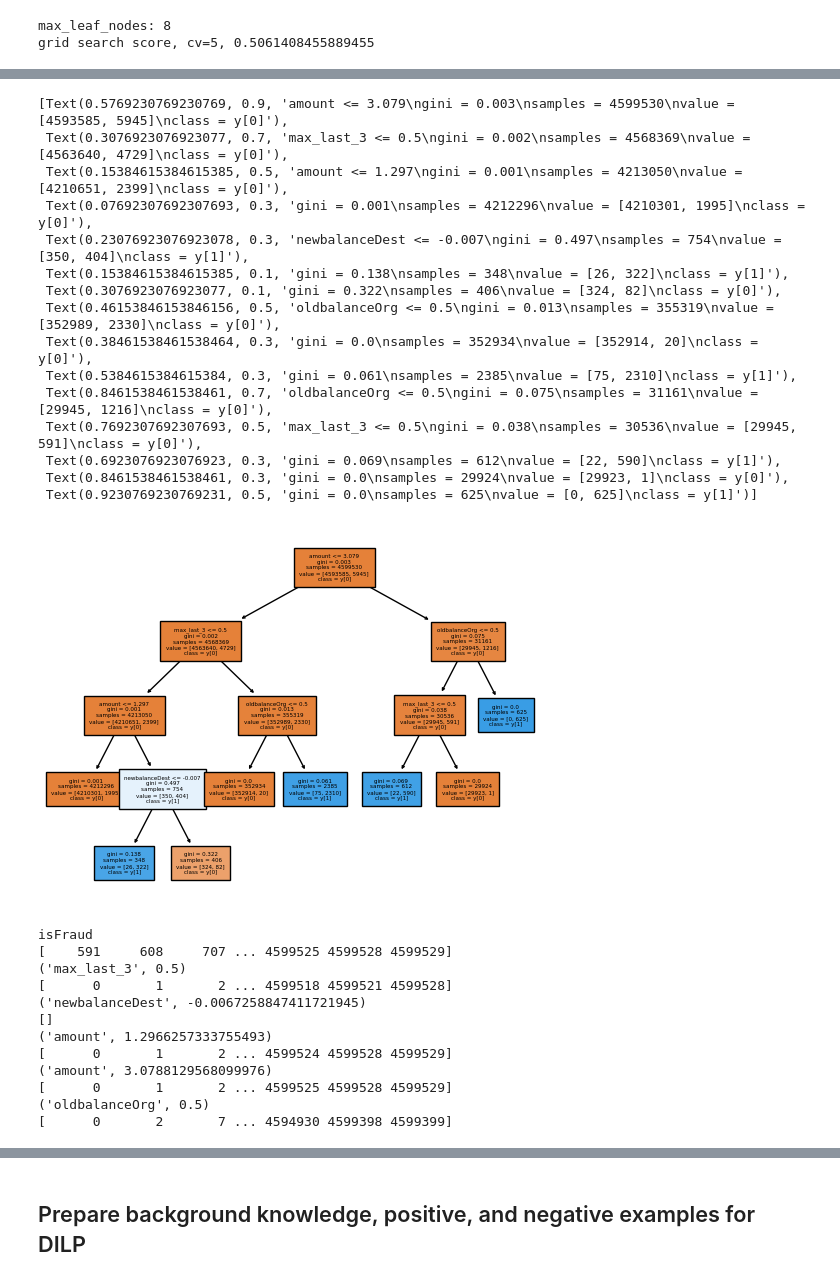
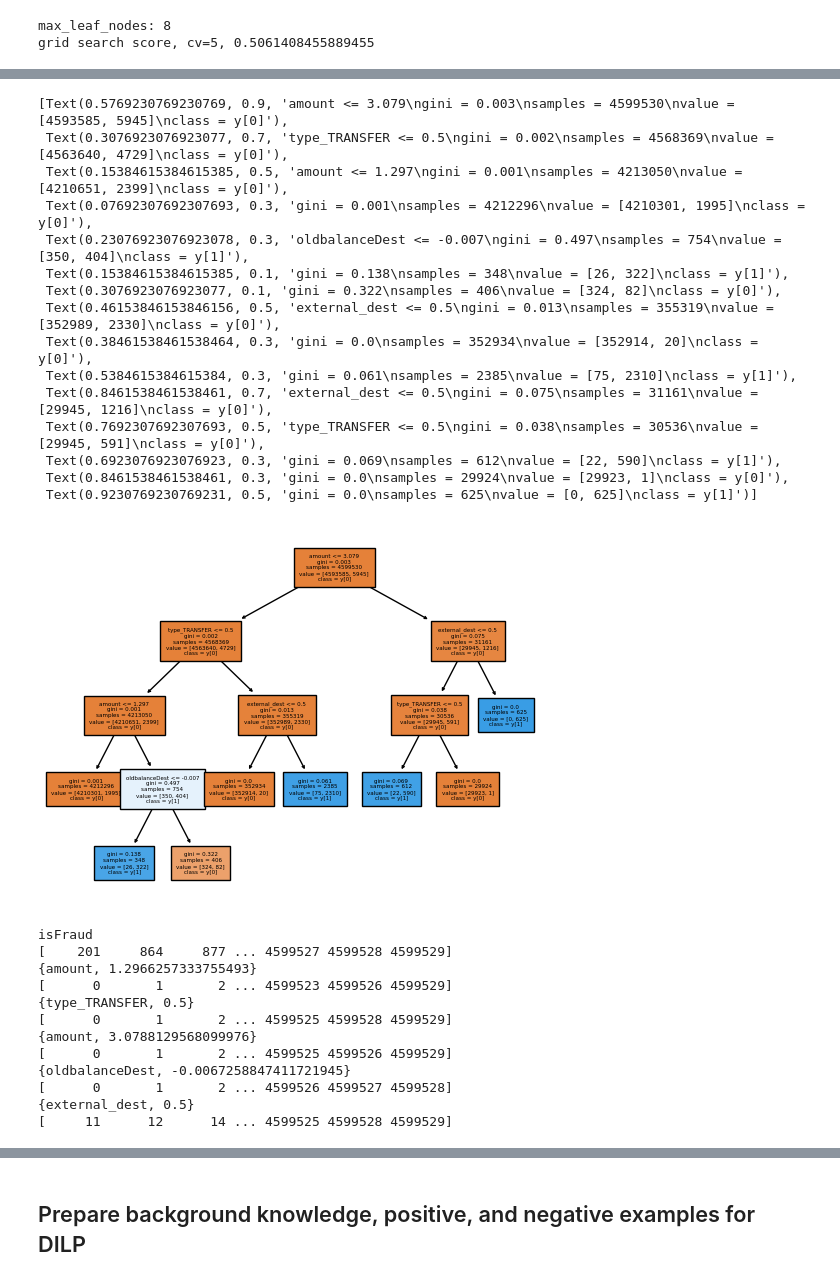
Before and after one commit to wolfbrr/ThesisDS, a Jupyter notebook: CART.ipynb, the cells around one changed output, grey strips where cells are left out. Cells and saved outputs as stored; diff of their text form; code cells hidden in the pictures.

```diff
--- a/CART.ipynb
+++ b/CART.ipynb
@@ -110,18 +110,19 @@ compute average, and maximum amount of transfer for the last 3, and 7 days for t
 def aggregates(df):
     """ runs aggregations on pandas dataframe with help of duckdb"""
     data = df.copy()
-
+    data = data.sort_values(by='step')
+    data=data.reset_index(drop=True).reset_index()
     data = con.sql("""
         SELECT
             *,
 
--- calculate aggregetions (Average and Max) for last 7 including current row for each name Destination
-            AVG(amount) OVER (PARTITION BY nameDest ORDER BY step ROWS BETWEEN 6 PRECEDING AND CURRENT ROW) AS mean_last_7,
-            MAX(amount) OVER (PARTITION BY nameDest ORDER BY step ROWS BETWEEN 6 PRECEDING AND CURRENT ROW) AS max_last_7,
+-- calculate aggregetions (Average and Max) for last 7 including the current row for each name Destination
+            AVG(amount) OVER (PARTITION BY nameDest ORDER BY index ROWS BETWEEN 6 PRECEDING AND CURRENT ROW) AS mean_last_7,
+            MAX(amount) OVER (PARTITION BY nameDest ORDER BY index ROWS BETWEEN 6 PRECEDING AND CURRENT ROW) AS max_last_7,
 
--- calculate aggregetions (Average and Max) for last 3 including current row for each name Destination
-            AVG(amount) OVER (PARTITION BY nameDest ORDER BY step ROWS BETWEEN 2 PRECEDING AND CURRENT ROW) AS mean_last_3,
-            MAX(amount) OVER (PARTITION BY nameDest ORDER BY step ROWS BETWEEN 2 PRECEDING AND CURRENT ROW) AS max_last_3,
+-- calculate aggregetions (Average and Max) for last 3 including the current row for each name Destination
+            AVG(amount) OVER (PARTITION BY nameDest ORDER BY index ROWS BETWEEN 2 PRECEDING AND CURRENT ROW) AS mean_last_3,
+            MAX(amount) OVER (PARTITION BY nameDest ORDER BY index ROWS BETWEEN 2 PRECEDING AND CURRENT ROW) AS max_last_3,
 
 -- deviation from the aggregated values
             amount-mean_last_7 as deviation_from_mean_7_days,
@@ -131,7 +132,7 @@ def aggregates(df):
 
         FROM
             data
-            ORDER BY step
+            ORDER BY index
             """).df()
 
     return data
@@ -264,30 +239,33 @@ MCC Score: 0.803454
 # %%
-plot_tree(dtc_model, feature_names=X_test.columns, filled=True, fontsize=4, class_names=True)
+plot_tree(dtc_model, feature_names=dtc_model.feature_names_in_, filled=True, fontsize=4, class_names=True)
 # %% [output]
 [Text(0.5769230769230769, 0.9, 'amount <= 3.079\ngini = 0.003\nsamples = 4599530\nvalue = [4593585, 5945]\nclass = y[0]'),
- Text(0.3076923076923077, 0.7, 'max_last_3 <= 0.5\ngini = 0.002\nsamples = 4568369\nvalue = [4563640, 4729]\nclass = y[0]'),
+ Text(0.3076923076923077, 0.7, 'type_TRANSFER <= 0.5\ngini = 0.002\nsamples = 4568369\nvalue = [4563640, 4729]\nclass = y[0]'),
  Text(0.15384615384615385, 0.5, 'amount <= 1.297\ngini = 0.001\nsamples = 4213050\nvalue = [4210651, 2399]\nclass = y[0]'),
  Text(0.07692307692307693, 0.3, 'gini = 0.001\nsamples = 4212296\nvalue = [4210301, 1995]\nclass = y[0]'),
- Text(0.23076923076923078, 0.3, 'newbalanceDest <= -0.007\ngini = 0.497\nsamples = 754\nvalue = [350, 404]\nclass = y[1]'),
+ Text(0.23076923076923078, 0.3, 'oldbalanceDest <= -0.007\ngini = 0.497\nsamples = 754\nvalue = [350, 404]\nclass = y[1]'),
  Text(0.15384615384615385, 0.1, 'gini = 0.138\nsamples = 348\nvalue = [26, 322]\nclass = y[1]'),
  Text(0.3076923076923077, 0.1, 'gini = 0.322\nsamples = 406\nvalue = [324, 82]\nclass = y[0]'),
- Text(0.46153846153846156, 0.5, 'oldbalanceOrg <= 0.5\ngini = 0.013\nsamples = 355319\nvalue = [352989, 2330]\nclass = y[0]'),
+ Text(0.46153846153846156, 0.5, 'external_dest <= 0.5\ngini = 0.013\nsamples = 355319\nvalue = [352989, 2330]\nclass = y[0]'),
  Text(0.38461538461538464, 0.3, 'gini = 0.0\nsamples = 352934\nvalue = [352914, 20]\nclass = y[0]'),
  Text(0.5384615384615384, 0.3, 'gini = 0.061\nsamples = 2385\nvalue = [75, 2310]\nclass = y[1]'),
- Text(0.8461538461538461, 0.7, 'oldbalanceOrg <= 0.5\ngini = 0.075\nsamples = 31161\nvalue = [29945, 1216]\nclass = y[0]'),
- Text(0.7692307692307693, 0.5, 'max_last_3 <= 0.5\ngini = 0.038\nsamples = 30536\nvalue = [29945, 591]\nclass = y[0]'),
+ Text(0.8461538461538461, 0.7, 'external_dest <= 0.5\ngini = 0.075\nsamples = 31161\nvalue = [29945, 1216]\nclass = y[0]'),
+ Text(0.7692307692307693, 0.5, 'type_TRANSFER <= 0.5\ngini = 0.038\nsamples = 30536\nvalue = [29945, 591]\nclass = y[0]'),
  Text(0.6923076923076923, 0.3, 'gini = 0.069\nsamples = 612\nvalue = [22, 590]\nclass = y[1]'),
  Text(0.8461538461538461, 0.3, 'gini = 0.0\nsamples = 29924\nvalue = [29923, 1]\nclass = y[0]'),
  Text(0.9230769230769231, 0.5, 'gini = 0.0\nsamples = 625\nvalue = [0, 625]\nclass = y[1]')]
-[figure, old version]
+[figure, new version]
 # %%
 def create_cart_predicates(cart_model, input_df):
     """ Creates data frame with columns from decision tree features and thresholds feature<threshold"""
-    features_thresholds = list(set(list(zip(X_test.columns[dtc_model.tree_.feature[dtc_model.tree_.feature>=0]],
-                  dtc_model.tree_.threshold[dtc_model.tree_.feature>=0]))))
+    bool_filter         = cart_model.tree_.feature>=0
+    chosen_features_id  = cart_model.tree_.feature[bool_filter]
+    chosen_features     = cart_model.feature_names_in_[chosen_features_id]
+    thresholds          = cart_model.tree_.threshold[bool_filter]
+    features_thresholds = list(set(list(zip(chosen_features, thresholds))))
     df = pd.DataFrame()
     for ft in features_thresholds:
-        df[str(ft)] = input_df[ft[0]]<=ft[1]
+        df[str(ft).replace('(','{').replace(')','}').replace('\'','')] = input_df[ft[0]]<=ft[1]
 
     df['isFraud'] = input_df['isFraud']
     predicates = df.columns[:-1]
@@ -302,14 +280,14 @@ create_facts_and_examples(df_=train_predicates_cart, target='isFraud', \
 test_predicates_cart.to_parquet(path='examples/fraud-cart/df_test.parquet')
 # %% [output]
 isFraud
-[    591     608     707 ... 4599525 4599528 4599529]
-('max_last_3', 0.5)
-[      0       1       2 ... 4599518 4599521 4599528]
-('newbalanceDest', -0.0067258847411721945)
-[]
-('amount', 1.2966257333755493)
-[      0       1       2 ... 4599524 4599528 4599529]
-('amount', 3.0788129568099976)
+[    201     864     877 ... 4599527 4599528 4599529]
+{amount, 1.2966257333755493}
+[      0       1       2 ... 4599523 4599526 4599529]
+{type_TRANSFER, 0.5}
 [      0       1       2 ... 4599525 4599528 4599529]
-('oldbalanceOrg', 0.5)
-[      0       2       7 ... 4594930 4599398 4599399]
+{amount, 3.0788129568099976}
+[      0       1       2 ... 4599525 4599526 4599529]
+{oldbalanceDest, -0.0067258847411721945}
+[      0       1       2 ... 4599526 4599527 4599528]
+{external_dest, 0.5}
+[     11      12      14 ... 4599525 4599528 4599529]
```
Also changed, not shown: parts of 7 cells of this notebook, 14 other files.
